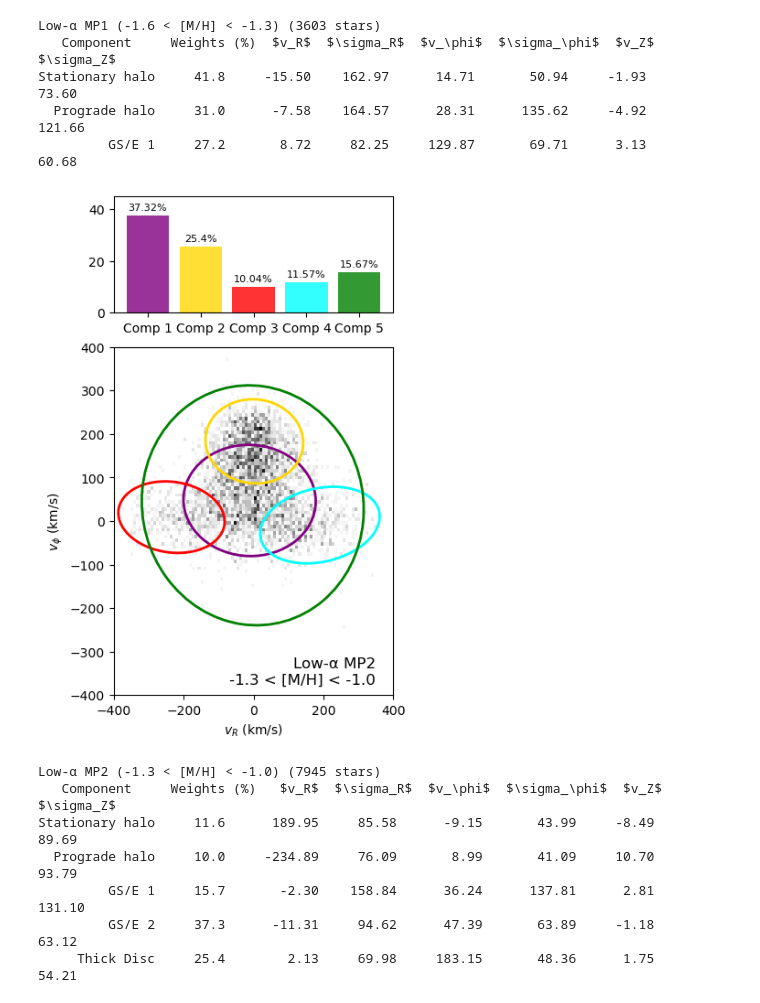
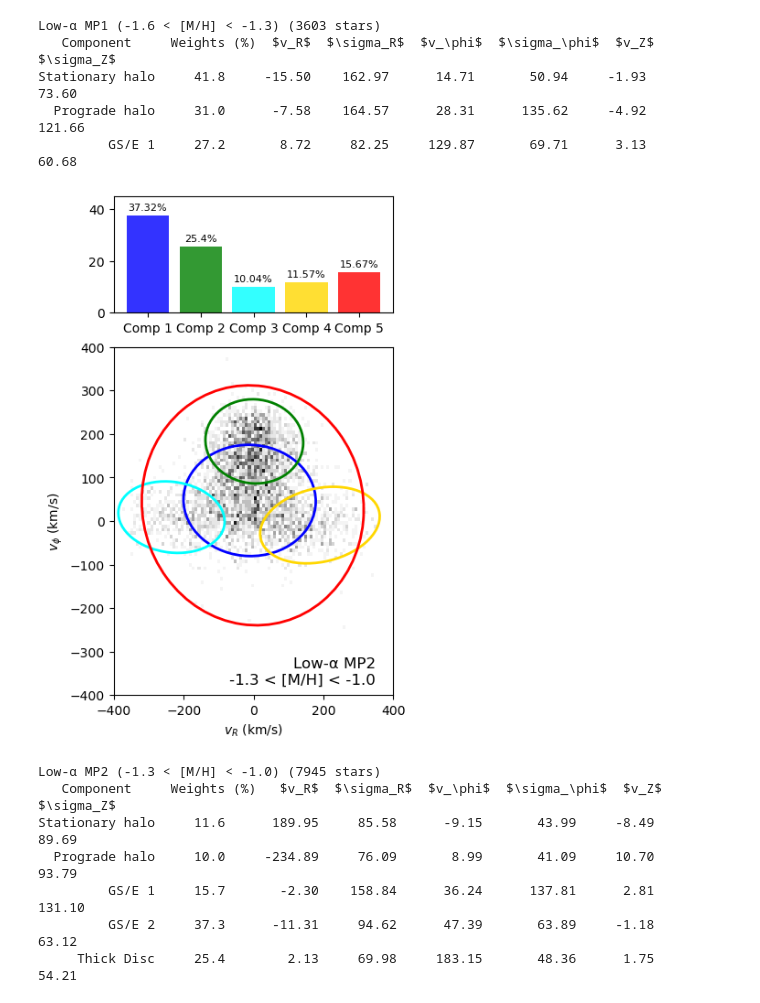
Before and after one commit to raunaq-rai/Disentangling-the-Milky-Way-using-GMM, a Jupyter notebook: notebooks/Viswanathan_GMM.ipynb, the cells around one changed output. Cells and saved outputs as stored; diff of their text form; code cells hidden in the pictures.

```diff
--- a/notebooks/Viswanathan_GMM.ipynb
+++ b/notebooks/Viswanathan_GMM.ipynb
@@ -449,21 +449,21 @@ gmm_mp2_low = fit_gmm_fixed_components(df_mp2_low, n_components=5, n_init=100)
 with open("../models/gmm_mp2_low.pkl", "wb") as f:
     pickle.dump(gmm_mp2_low, f)
 # %%
-colors = ["purple", "gold", "red","aqua", "green"]
+colors = ["blue", "green", "aqua", "gold", "red"]
 
 plot_gmm_with_contributions(
     df_bin=df_mp2_low,
     gmm=gmm_mp2_low,
     bin_label="Low-α MP2",
     metallicity_range="-1.3 < [M/H] < -1.0",
     label="mp2_low_alpha_k6",
     component_colors=colors
 )
 
 summary = extract_gmm_parameters(gmm_mp2_low, df_mp2_low, label="Low-α MP2 (-1.3 < [M/H] < -1.0)")
 print(summary)
 # %% [output]
-[figure, old version]
+[figure, new version]
 Low-α MP2 (-1.3 < [M/H] < -1.0) (7945 stars)
    Component     Weights (%)   $v_R$  $\sigma_R$  $v_\phi$  $\sigma_\phi$  $v_Z$  $\sigma_Z$
 Stationary halo     11.6      189.95     85.58      -9.15       43.99     -8.49      89.69
```
Also changed, not shown: parts of 4 cells of this notebook, 6 other files.
